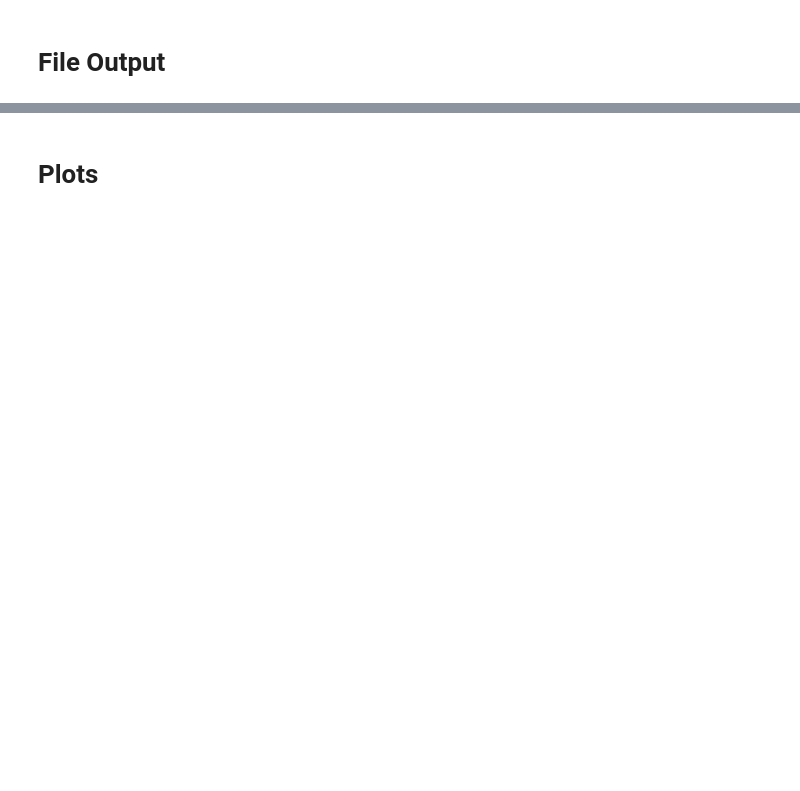
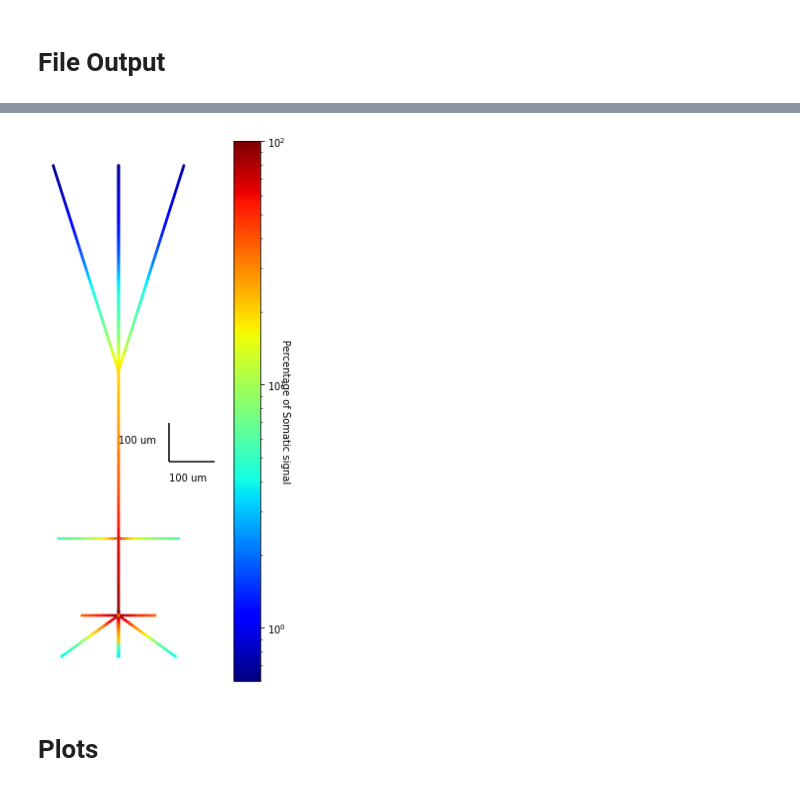
Before and after one commit to davidfague/Stylized-ReducedOrder-L5-Model, a Jupyter notebook: SROL5_analysis.ipynb, the cells around one changed output, grey strips where cells are left out. Saved outputs shown, nothing was run; the diff lists cells and outputs as text; code cells hidden in the pictures; blank space fills up the shorter version.

```diff
--- a/SROL5_analysis.ipynb
+++ b/SROL5_analysis.ipynb
@@ -1823,19 +1895,21 @@ print(int(degree))
 # %%
 segs = pd.read_csv('ReducedSegments.csv')
 plt.figure(figsize=(4,10))
-ax = plt.scatter(segs['Coord X'], segs['Coord Y'],c=100*segs['Elec_distance'],s=4,cmap='jet', norm='log')
+ax = plt.scatter(segs['Coord X'], segs['Coord Y'],c=100*segs['Elec_distance'],s=4,cmap='jet',norm=matplotlib.colors.LogNorm())
 plt.vlines(110,400,500)
 plt.text(0,450,'100 um')
 plt.hlines(400,110,210)
 plt.text(110,350,'100 um')
 plt.xticks([])
 plt.yticks([])
 cbar = plt.colorbar()
 cbar.ax.set_ylabel('Percentage of Somatic signal', rotation=270)
 
 #ax2.ax.set_title('log(elec_distance)',rotation=270)
 plt.box(False)
 plt.savefig('Elec_distance.svg')
+# %% [output]
+[figure, added]
 # %%
 Degrees = [0] * (nseg-1)
 # %%
```
Also changed, not shown: parts of 31 cells of this notebook.
